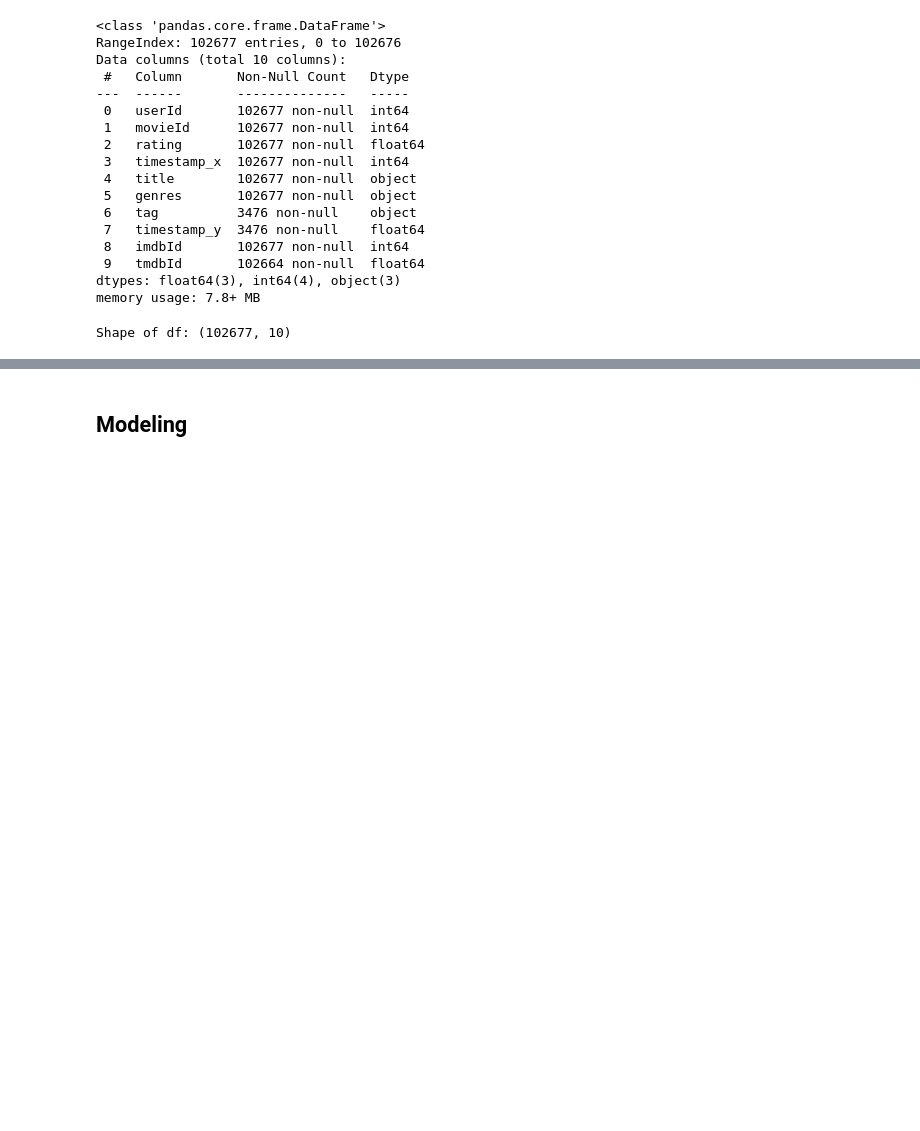
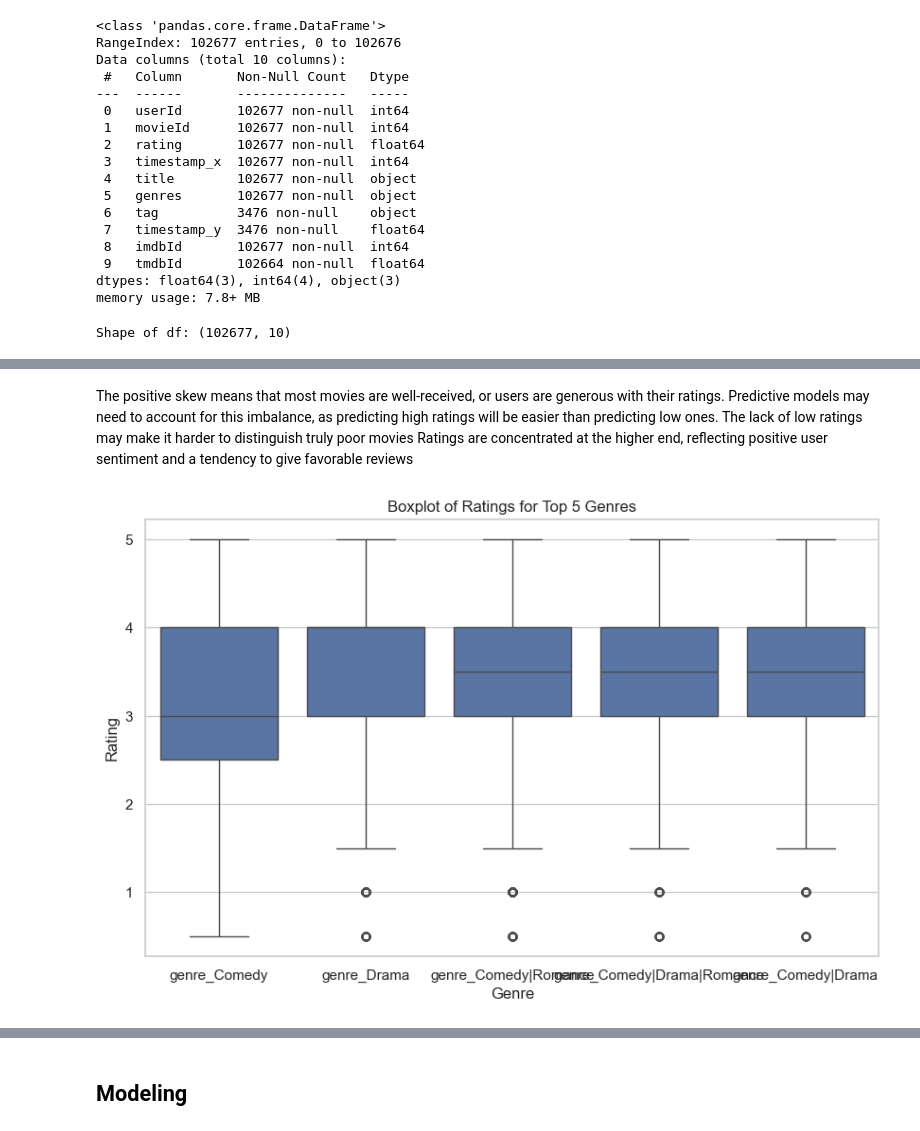
Before and after one commit to H-Rumenya/Group_2_P4_Project, a Jupyter notebook: phase4_project.ipynb, the cells around one changed output, grey strips where cells are left out. Cells and saved outputs as stored; diff of their text form; code cells hidden in the pictures; blank space fills up the shorter version.

```diff
--- a/phase4_project.ipynb
+++ b/phase4_project.ipynb
@@ -323,10 +296,15 @@ for col in ["userId", "movieId", "imdbId", "tmdbId"]:
-# %%
-# Convert ratings to numeric values.Clip them to a valid range (typically between 0.5 and 5.0).
-#Round them to the nearest 0.5 (e.g., 3.7 → 3.5, 4.3 → 4.5).
-if "rating" in df.columns:
-    df["rating"] = clip_half_star(df["rating"])
+# %% [markdown]
+The positive skew means that most movies are well-received, or users are generous with their ratings. Predictive models may need to account for this imbalance, as predicting high ratings will be easier than predicting low ones. The lack of low ratings may make it harder to distinguish truly poor movies Ratings are concentrated at the higher end, reflecting positive user sentiment and a tendency to give favorable reviews
 # %%
-# Convert the column to numeric values (non-numeric entries become NaN).
-#Keep only timestamps that fall within a valid range defined by TS_MIN and TS_MAX.
-if "timestamp_x" in df.columns:
-    df["timestamp_x"] = sanitize_timestamp(df["timestamp_x"])
+# Boxplot: Ratings by top 5 most popular genres
+genre_cols = [col for col in df.columns if col.startswith('genre_')]
+top_genres = df[genre_cols].sum().sort_values(ascending=False).head(5).index
+melted = df.melt(id_vars=['rating'], value_vars=top_genres, var_name='genre', value_name='present')
+plt.figure(figsize=(10,6))
+sns.boxplot(x='genre', y='rating', data=melted[melted['present']==1])
+plt.title('Boxplot of Ratings for Top 5 Genres')
+plt.xlabel('Genre')
+plt.ylabel('Rating')
+plt.show()
+# %% [output]
+[figure, added]
```
Also changed, not shown: parts of 26 cells of this notebook.
